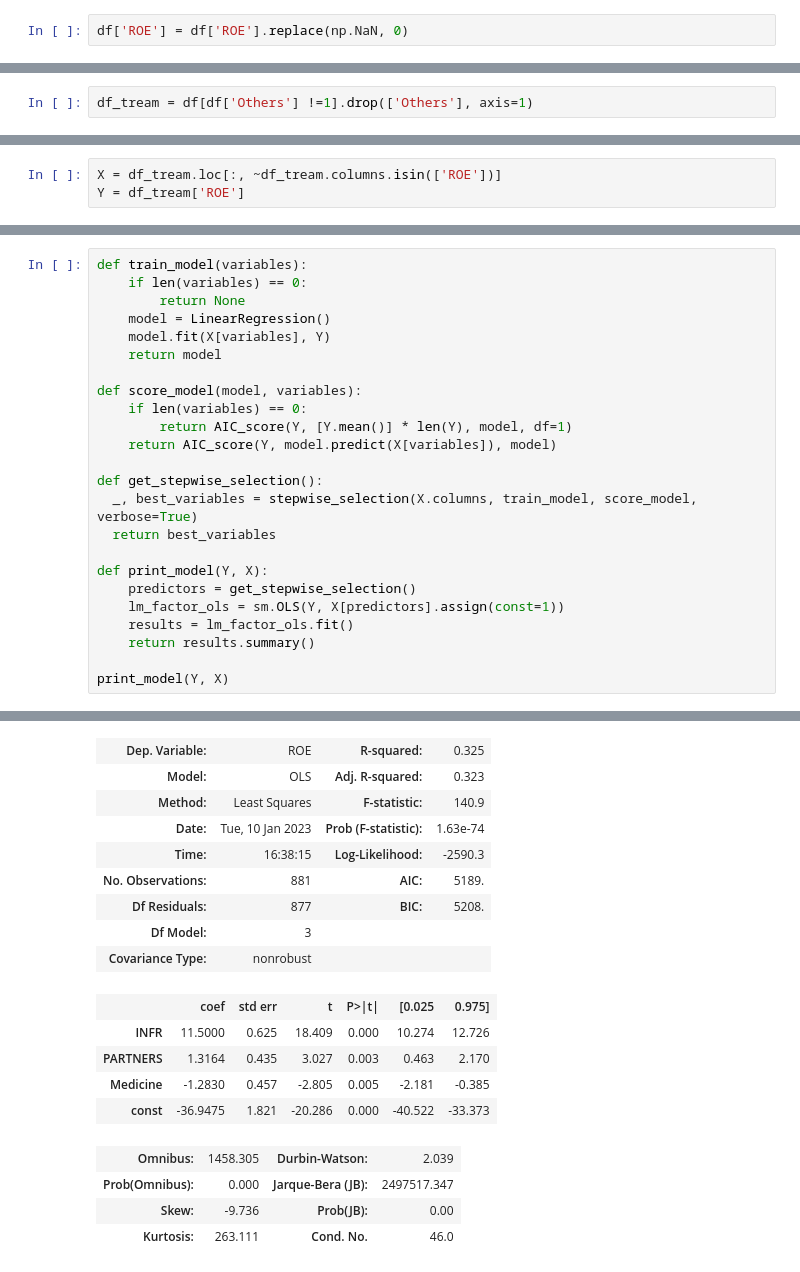
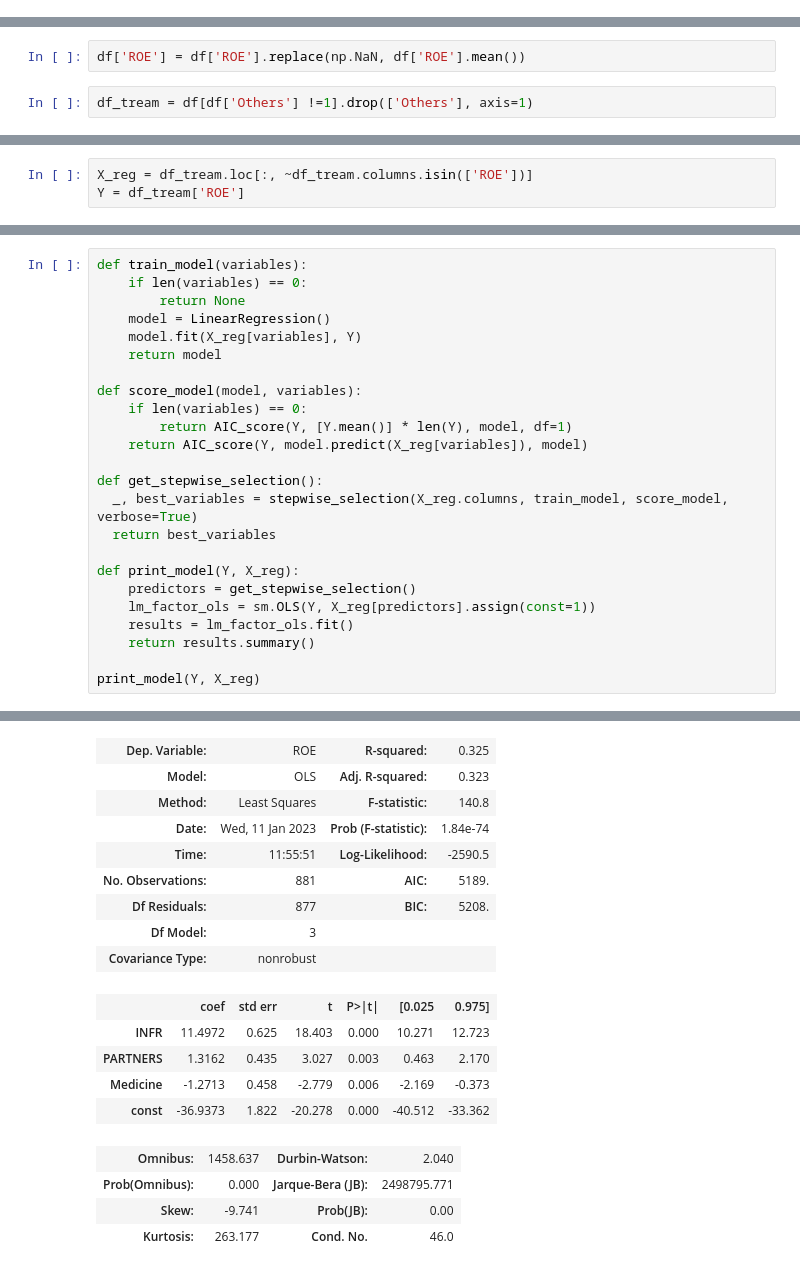
Before and after one commit to karyshev63rus/it_security, a Jupyter notebook: data/kaggle_data/kaggle_it_security.ipynb, the cells around one changed output, grey strips where cells are left out. Saved outputs shown, nothing was run; the diff lists cells and outputs as text.

```diff
--- a/data/kaggle_data/kaggle_it_security.ipynb
+++ b/data/kaggle_data/kaggle_it_security.ipynb
@@ -54,13 +46,13 @@ df.drop('IND', axis=1).corr()
 | PARTNERS | 0.001306 | 0.255719 | 0.295150 | 0.228645 | 1.000000 |
 # %%
 df = df.drop(['ROA', 'PEOPLE'], axis=1)
-# %%
-df['ROE'] = df['ROE'].replace(np.NaN, 0)
 # %%
 df = pd.get_dummies(df, columns = ['IND'])
 df = df.rename( columns={
     'IND_1':'IT&Telecom', 'IND_2':'Finance', 'IND_3':'Construction',
     'IND_4':'Manufacture', 'IND_5':'Energy', 'IND_6':'Medicine', 'IND_7':'Others'})
 df_cluster = df.drop('ROE', axis=1)
+# %%
+df['ROE'] = df['ROE'].replace(np.NaN, df['ROE'].mean())
 # %%
 df_tream = df[df['Others'] !=1].drop(['Others'], axis=1)
@@ -71,3 +59,3 @@ df_tream.shape
 # %%
-X = df_tream.loc[:, ~df_tream.columns.isin(['ROE'])]
+X_reg = df_tream.loc[:, ~df_tream.columns.isin(['ROE'])]
 Y = df_tream['ROE']
@@ -82,24 +66,24 @@ def train_model(variables):
     if len(variables) == 0:
         return None
     model = LinearRegression()
-    model.fit(X[variables], Y)
+    model.fit(X_reg[variables], Y)
     return model
 
 def score_model(model, variables):
     if len(variables) == 0:
         return AIC_score(Y, [Y.mean()] * len(Y), model, df=1)
-    return AIC_score(Y, model.predict(X[variables]), model)
+    return AIC_score(Y, model.predict(X_reg[variables]), model)
 
 def get_stepwise_selection():
-  _, best_variables = stepwise_selection(X.columns, train_model, score_model, verbose=True)
+  _, best_variables = stepwise_selection(X_reg.columns, train_model, score_model, verbose=True)
   return best_variables
 
-def print_model(Y, X):
+def print_model(Y, X_reg):
     predictors = get_stepwise_selection()
-    lm_factor_ols = sm.OLS(Y, X[predictors].assign(const=1))
+    lm_factor_ols = sm.OLS(Y, X_reg[predictors].assign(const=1))
     results = lm_factor_ols.fit()
     return results.summary()
 
-print_model(Y, X)
+print_model(Y, X_reg)
 # %% [output]
 Variables: INFR, PARTNERS, IT&Telecom, Finance, Construction, Manufacture, Energy, Medicine
@@ -111,21 +95,21 @@ Step: score=5190.67, unchanged None
 OLS Regression Results
 | Dep. Variable: | ROE | R-squared: | 0.325 |
 | Model: | OLS | Adj. R-squared: | 0.323 |
-| Method: | Least Squares | F-statistic: | 140.9 |
-| Date: | Tue, 10 Jan 2023 | Prob (F-statistic): | 1.63e-74 |
-| Time: | 16:38:15 | Log-Likelihood: | -2590.3 |
+| Method: | Least Squares | F-statistic: | 140.8 |
+| Date: | Wed, 11 Jan 2023 | Prob (F-statistic): | 1.84e-74 |
+| Time: | 11:55:51 | Log-Likelihood: | -2590.5 |
 | No. Observations: | 881 | AIC: | 5189. |
 | Df Residuals: | 877 | BIC: | 5208. |
 | Df Model: | 3 |  |  |
 | Covariance Type: | nonrobust |  |  |
 |  | coef | std err | t | P>|t| | [0.025 | 0.975] |
-| INFR | 11.5000 | 0.625 | 18.409 | 0.000 | 10.274 | 12.726 |
-| PARTNERS | 1.3164 | 0.435 | 3.027 | 0.003 | 0.463 | 2.170 |
-| Medicine | -1.2830 | 0.457 | -2.805 | 0.005 | -2.181 | -0.385 |
-| const | -36.9475 | 1.821 | -20.286 | 0.000 | -40.522 | -33.373 |
+| INFR | 11.4972 | 0.625 | 18.403 | 0.000 | 10.271 | 12.723 |
+| PARTNERS | 1.3162 | 0.435 | 3.027 | 0.003 | 0.463 | 2.170 |
+| Medicine | -1.2713 | 0.458 | -2.779 | 0.006 | -2.169 | -0.373 |
+| const | -36.9373 | 1.822 | -20.278 | 0.000 | -40.512 | -33.362 |
-| Omnibus: | 1458.305 | Durbin-Watson: | 2.039 |
-| Prob(Omnibus): | 0.000 | Jarque-Bera (JB): | 2497517.347 |
-| Skew: | -9.736 | Prob(JB): | 0.00 |
-| Kurtosis: | 263.111 | Cond. No. | 46.0 |
+| Omnibus: | 1458.637 | Durbin-Watson: | 2.040 |
+| Prob(Omnibus): | 0.000 | Jarque-Bera (JB): | 2498795.771 |
+| Skew: | -9.741 | Prob(JB): | 0.00 |
+| Kurtosis: | 263.177 | Cond. No. | 46.0 |
 Notes:
 [1] Standard Errors assume that the covariance matrix of the errors is correctly specified.
```
Also changed, not shown: parts of 18 cells of this notebook, 1 other file.
